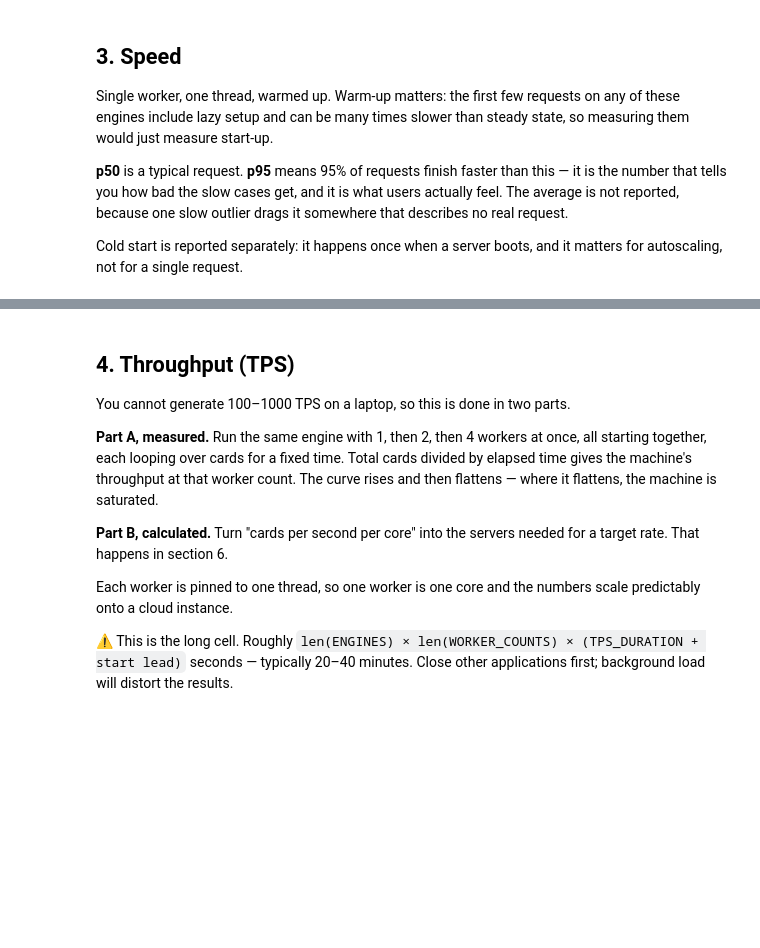
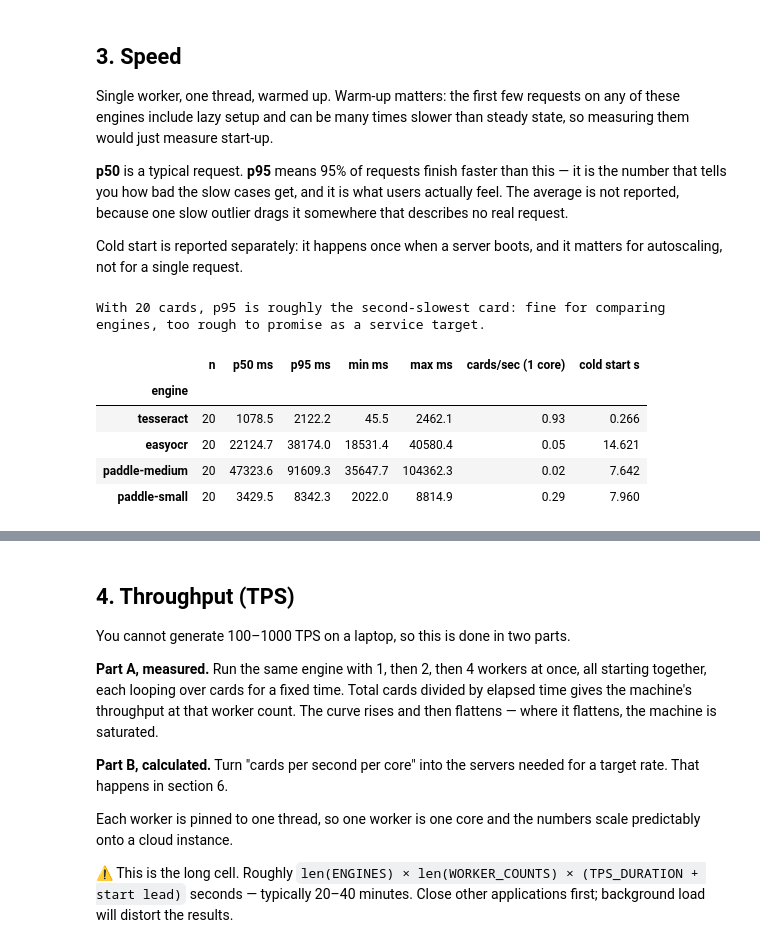
Before and after one commit to mksadman/OCR-RnD, a Jupyter notebook: notebooks/benchmark.ipynb, the cells around one changed output, grey strips where cells are left out. Drawn from its saved outputs; the diff is of its cells as text; code cells hidden in the pictures; blank space fills up the shorter version.

```diff
--- a/notebooks/benchmark.ipynb
+++ b/notebooks/benchmark.ipynb
@@ -469,39 +582,45 @@ somewhere that describes no real request.
 Cold start is reported separately: it happens once when a server boots, and it
 matters for autoscaling, not for a single request.
 # %%
-lat_frames, lat_res = {}, {}
+# Latency taken from the accuracy run: every card was already timed there
+# (after warm-up, one thread), so no engine is run again here.
+# After a kernel restart, point ACC_DIR at the earlier results folder.
+ACC_DIR = OUTDIR
 
-for e in ENGINES:
-    print(f"running {e['name']} ...", end=" ", flush=True)
-    metas, outs, samples = launch(e, "latency", "run",
-                                  repeats=LATENCY_REPEATS, start_lead=0)
-    df = read_csvs(outs)
-    df["ms"] = pd.to_numeric(df["ms"], errors="coerce")
-    lat_frames[e["name"]] = df
-    lat_res[e["name"]] = samples
-    print(f"done ({len(df)} requests)")
-
-lat_all = pd.concat([d.assign(engine=n) for n, d in lat_frames.items()], ignore_index=True)
-lat_all.to_csv(OUTDIR / "latency_raw.csv", index=False, encoding="utf-8-sig")
-
-lat_rows = []
+lat_frames, lat_rows = {}, []
 for e in ENGINES:
     n = e["name"]
-    ok = lat_frames[n][lat_frames[n]["status"] == "ok"]["ms"].dropna()
+    df = read_csvs(sorted(ACC_DIR.glob(f"accuracy_{n}_run_w*.csv")))
+    df["ms"] = pd.to_numeric(df["ms"], errors="coerce")
+    lat_frames[n] = df
+    ok = df[df["status"] == "ok"]["ms"].dropna()
     lat_rows.append({
         "engine": n,
         "n": len(ok),
         "p50 ms": round(ok.quantile(0.50), 1),
         "p95 ms": round(ok.quantile(0.95), 1),
         "min ms": round(ok.min(), 1),
         "max ms": round(ok.max(), 1),
         "cards/sec (1 core)": round(1000 / ok.quantile(0.50), 2),
         "cold start s": LOAD_SECONDS[n],
     })
 
+lat_all = pd.concat([d.assign(engine=n) for n, d in lat_frames.items()], ignore_index=True)
+lat_all.to_csv(OUTDIR / "latency_raw.csv", index=False, encoding="utf-8-sig")
+
 lat_df = pd.DataFrame(lat_rows).set_index("engine")
 lat_df.to_csv(OUTDIR / "latency_summary.csv", encoding="utf-8-sig")
+print("With 20 cards, p95 is roughly the second-slowest card: fine for comparing engines, "
+      "too rough to promise as a service target.")
 lat_df
+# %% [output]
+With 20 cards, p95 is roughly the second-slowest card: fine for comparing engines, too rough to promise as a service target.
+|  | n | p50 ms | p95 ms | min ms | max ms | cards/sec (1 core) | cold start s |
+| engine |  |  |  |  |  |  |  |
+| tesseract | 20 | 1078.5 | 2122.2 | 45.5 | 2462.1 | 0.93 | 0.266 |
+| easyocr | 20 | 22124.7 | 38174.0 | 18531.4 | 40580.4 | 0.05 | 14.621 |
+| paddle-medium | 20 | 47323.6 | 91609.3 | 35647.7 | 104362.3 | 0.02 | 7.642 |
+| paddle-small | 20 | 3429.5 | 8342.3 | 2022.0 | 8814.9 | 0.29 | 7.960 |
 # %%
 names = [e["name"] for e in ENGINES]
 fig, ax = plt.subplots(figsize=(9, 1.5 + 0.75 * len(names)))
```
Also changed, not shown: parts of 13 cells of this notebook, 2 other files.
